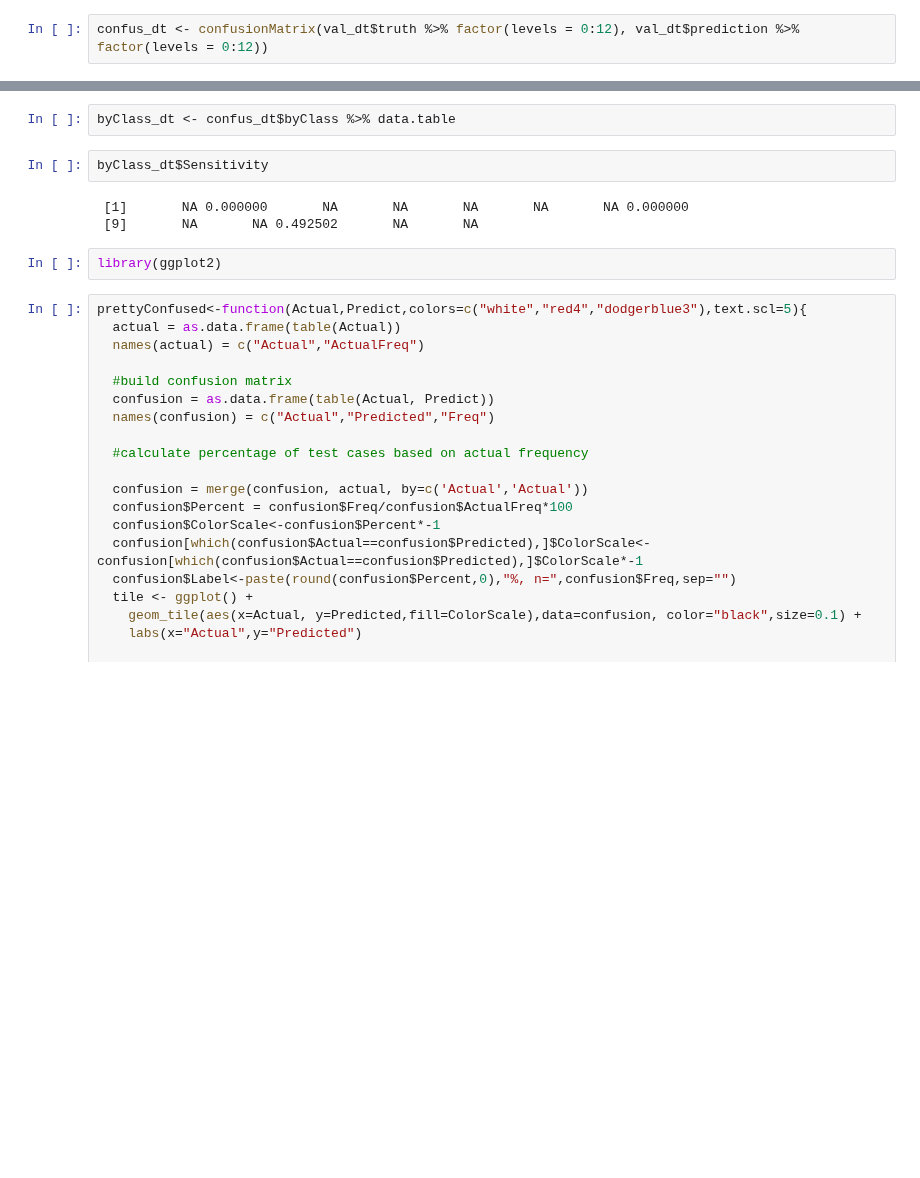
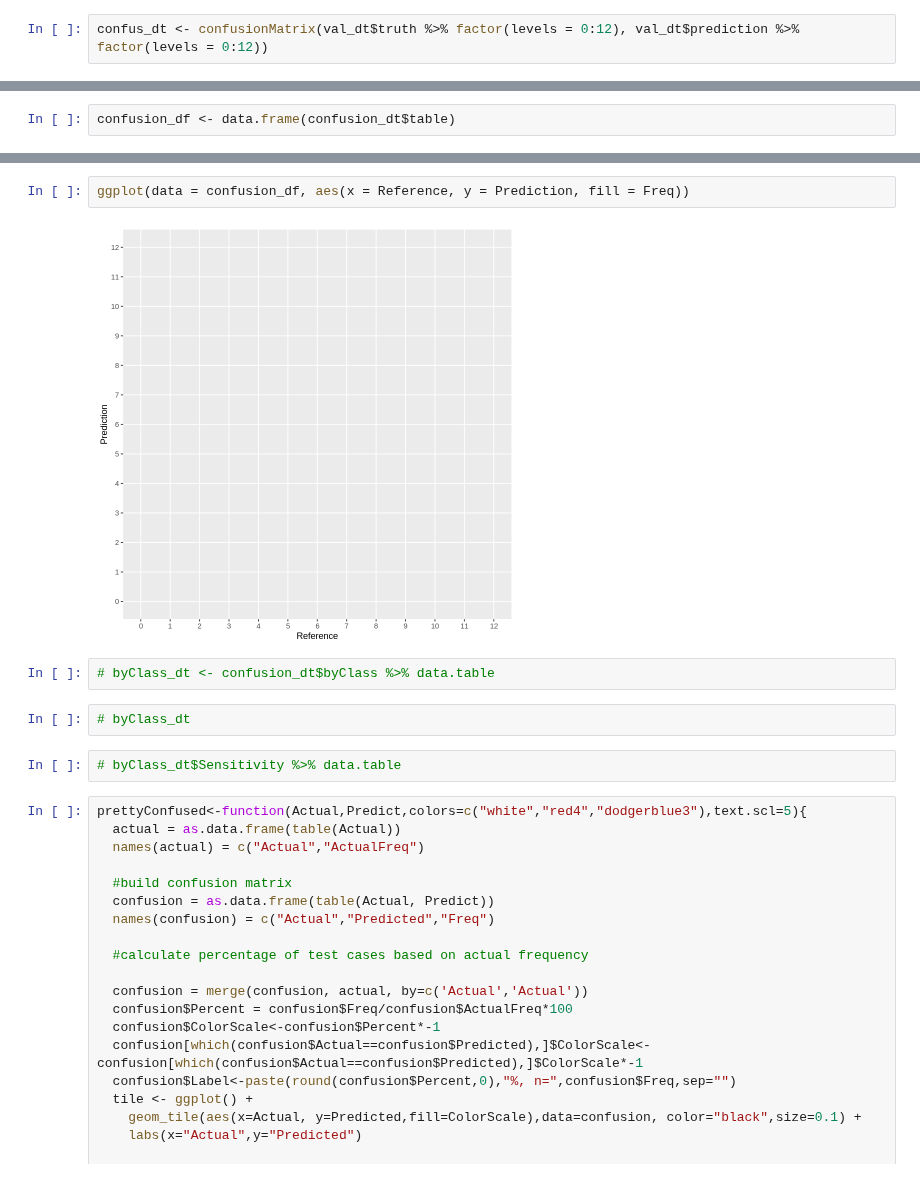
Before and after one commit to MadmanMarble/Planet_U-NET, a Jupyter notebook: R_matrix_analysis_plotting_20240326.ipynb, the cells around one changed output, grey strips where cells are left out. Cells and saved outputs as stored; diff of their text form; blank space fills up the shorter version.

Commit message:
3/27/24 at 8:10am: working on plotting with ggplot. have a grid from here.

```diff
--- a/R_matrix_analysis_plotting_20240326.ipynb
+++ b/R_matrix_analysis_plotting_20240326.ipynb
@@ -140,0 +229,2 @@ confus_dt <- confusionMatrix(val_dt$truth %>% factor(levels = 0:12), val_dt$pred
+# %%
+confusion_df <- data.frame(confusion_dt$table)
@@ -141,12 +253,13 @@ confus_dt <- confusionMatrix(val_dt$truth %>% factor(levels = 0:12), val_dt$pred
+# %%
+ggplot(data = confusion_df, aes(x = Reference, y = Prediction, fill = Freq))
+# %% [output]
+[figure, added]
 # %%
-byClass_dt <- confus_dt$byClass %>% data.table
+# byClass_dt <- confusion_dt$byClass %>% data.table
-# %%
-byClass_dt$Sensitivity
-# %% [output]
- [1]       NA 0.000000       NA       NA       NA       NA       NA 0.000000
- [9]       NA       NA 0.492502       NA       NA
-# %%
-library(ggplot2)
+# %%
+# byClass_dt
+# %%
+# byClass_dt$Sensitivity %>% data.table
 # %%
 prettyConfused<-function(Actual,Predict,colors=c("white","red4","dodgerblue3"),text.scl=5){
   actual = as.data.frame(table(Actual))
```
Also changed, not shown: parts of 34 cells of this notebook.
